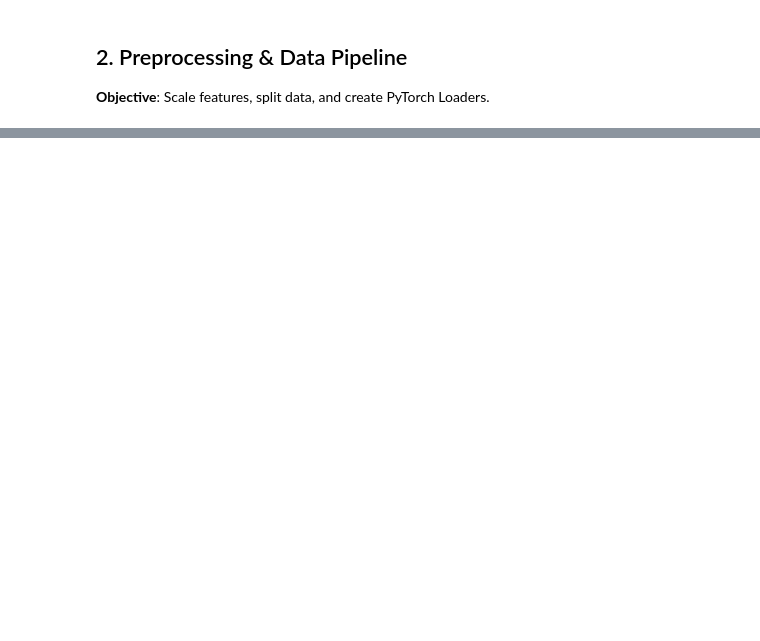
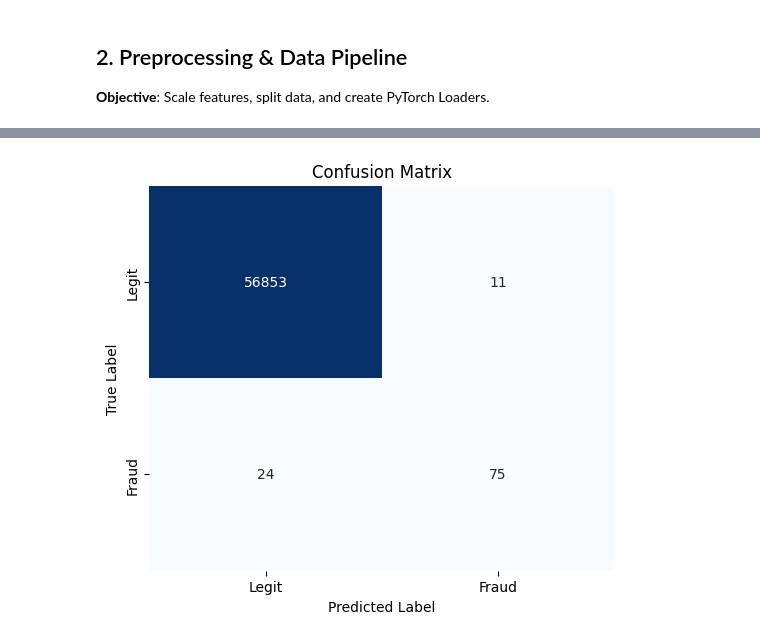
Before and after one commit to Artur-Gar/Fraud-Detection-VAE, a Jupyter notebook: notebooks/SupervisedBaseline.ipynb, the cells around one changed output, grey strips where cells are left out. Saved outputs shown, nothing was run; the diff lists cells and outputs as text; code cells hidden in the pictures; blank space fills up the shorter version.

```diff
--- a/notebooks/SupervisedBaseline.ipynb
+++ b/notebooks/SupervisedBaseline.ipynb
@@ -23,0 +28,16 @@ print("Model path:", MODEL_PATH)
+# %%
+# Configs
+CSV_PATH = Path.cwd().parent / "data" / "creditcard.csv"
+RANDOM_STATE = 42
+
+# Global split: main/calib/test/val
+MAIN_FRAC  = 0.70
+CALIB_FRAC = 0.10
+TEST_FRAC  = 0.20
+VAE_VAL_FRAC = 0.20
+seed.seed_everything(seed=RANDOM_STATE)
+
+BATCH_SIZE = 64
+
+device = torch.device("cuda" if torch.cuda.is_available() else "cpu")
+print(f"device: {device}")
@@ -482,0 +393,11 @@ plot_confusion_matrix(y_true, y_pred_opt, title=f"Improved Model - Confusion Mat
+# %%
+# scores on calibration data
+y_calib_pred = predict(model, X_calib_s, batch_size=BATCH_SIZE, ckpt_path='best_model.pth')
+y_probs = predict(model, X_test_s, batch_size=BATCH_SIZE, ckpt_path='best_model.pth')
+
+alphas = [0.001, 0.01, 0.05, 0.1]
+taus = {a: conformal.conformal_outlier_threshold_supervised(y_calib_pred, y_calib, a) for a in alphas}
+
+print("Conformal outlier thresholds (calibrated on CLEAN legit only):")
+for a in alphas:
+    print(f"  alpha={a:.2%} -> qhat={taus[a]:.6f}")
@@ -482,0 +410,9 @@ plot_confusion_matrix(y_true, y_pred_opt, title=f"Improved Model - Confusion Mat
+# %%
+# confusion matrix
+# Load Best Weights
+model.load_state_dict(torch.load('best_model.pth'))
+model.eval()
+
+best_f1_threshold, f1, _, _, _ = metrics.find_best_threshold_by_f1(y_test, y_probs)
+y_pred = (y_probs > best_f1_threshold).astype(int)
+print(classification_report(y_test, y_pred, target_names=['Legit', 'Fraud']))
@@ -482,0 +428,4 @@ plot_confusion_matrix(y_true, y_pred_opt, title=f"Improved Model - Confusion Mat
+# %%
+viz.plot_confusion_matrix(y_test, y_pred)
+# %% [output]
+[figure, added]
```
Also changed, not shown: parts of 27 cells of this notebook, 7 other files.
